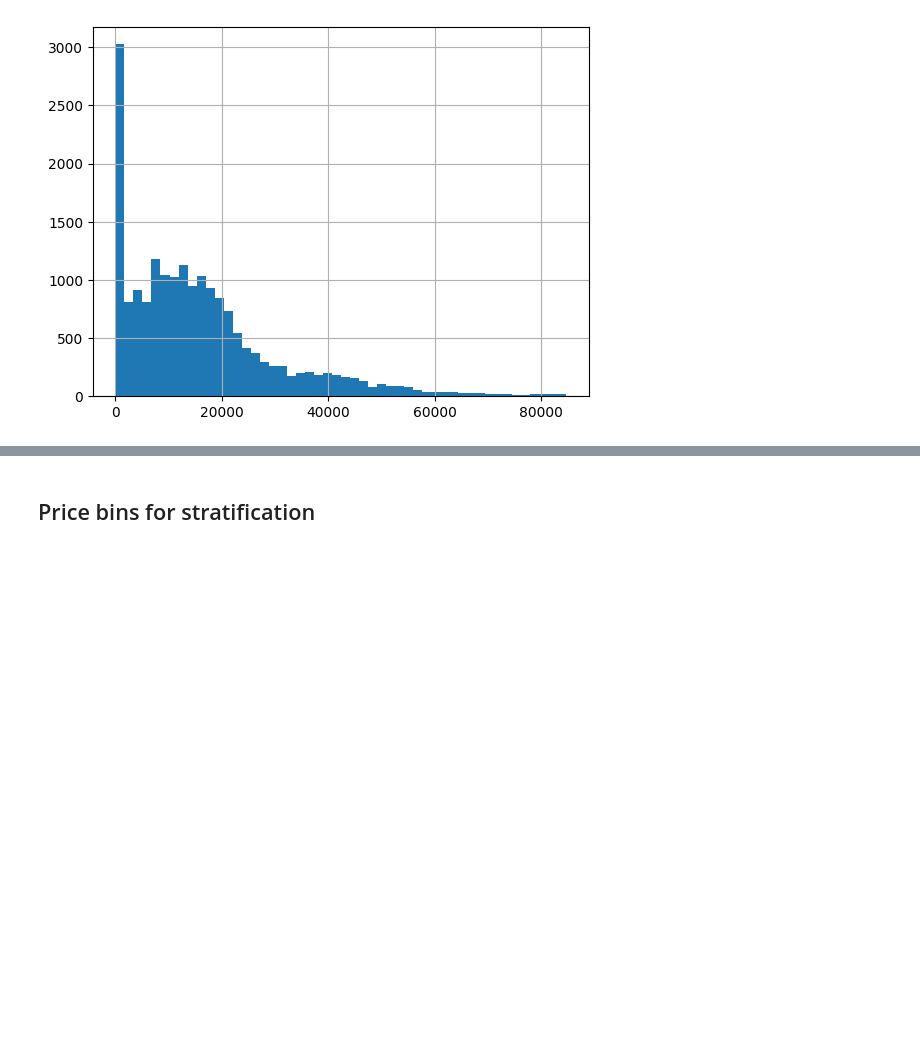
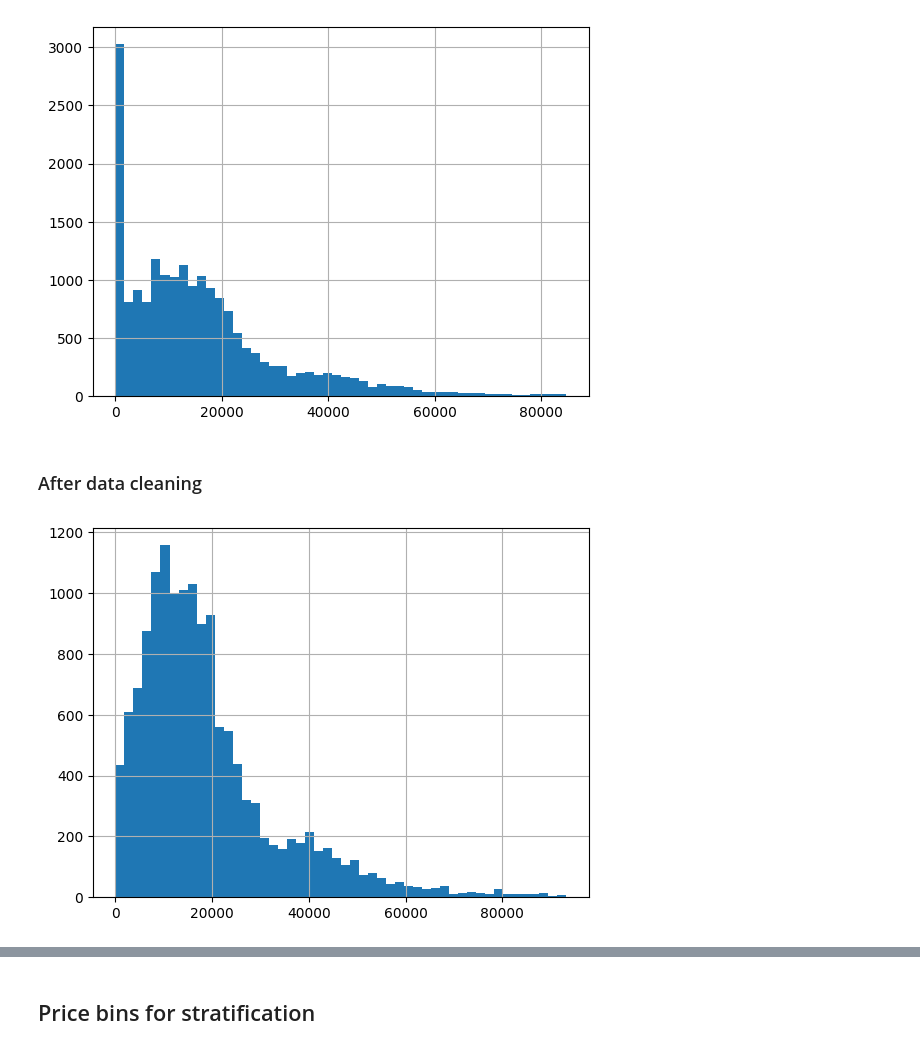
Before and after one commit to babaksoft/price-prediction, a Jupyter notebook: notebooks/cpp-inspect.ipynb, the cells around one changed output, grey strips where cells are left out. Drawn from its saved outputs; the diff is of its cells as text; code cells hidden in the pictures; blank space fills up the shorter version.

```diff
--- a/notebooks/cpp-inspect.ipynb
+++ b/notebooks/cpp-inspect.ipynb
@@ -11,8 +11,8 @@ import matplotlib.pyplot as plt
 # %% [markdown]
 ## Minimal raw data inspection
 # %%
-data = pd.read_csv("./data/car_price_prediction.csv")
-data.head()
+df = pd.read_csv("../src/price_prediction/data/raw/car_price_prediction.csv")
+df.head()
 # %% [output]
 |  | ID | Price | Levy | Manufacturer | Model | Prod. year | Category | Leather interior | Fuel type | ... |
 | 0 | 45654403 | 13328 | 1399 | LEXUS | RX 450 | 2010 | Jeep | Yes | Hybrid | ... |
@@ -185,3 +203,18 @@ data["Price"].hist(bins=50, range=(0, perc_99[0]))
 plt.show()
 # %% [output]
 [figure]
+# %% [markdown]
+### After data cleaning
+# %%
+# Pick a domain-plausible value for minimum car price
+min_price = 800
+
+df_clean = df.drop(["ID"], axis=1)
+df_clean = df_clean.drop_duplicates()
+df_clean = df_clean.loc[df_clean["Price"] >= min_price, :]
+
+perc_99 = np.percentile(df_clean["Price"], [99]) # Clipped due to extremely big prices (> 26,000,000 USD)
+df_clean["Price"].hist(bins=50, range=(0, perc_99[0]))
+plt.show()
+# %% [output]
+[figure, added]
```
Also changed, not shown: parts of 26 cells of this notebook, 5 other files.
